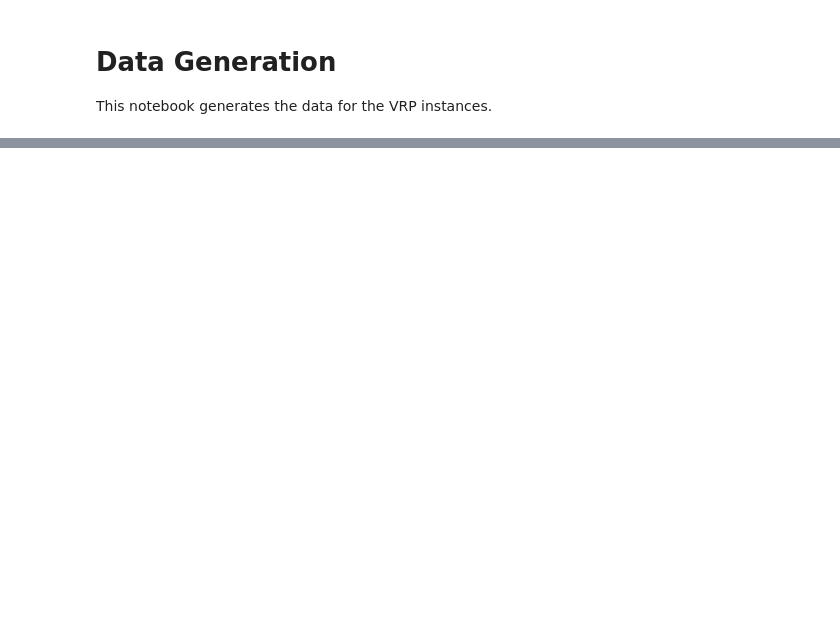
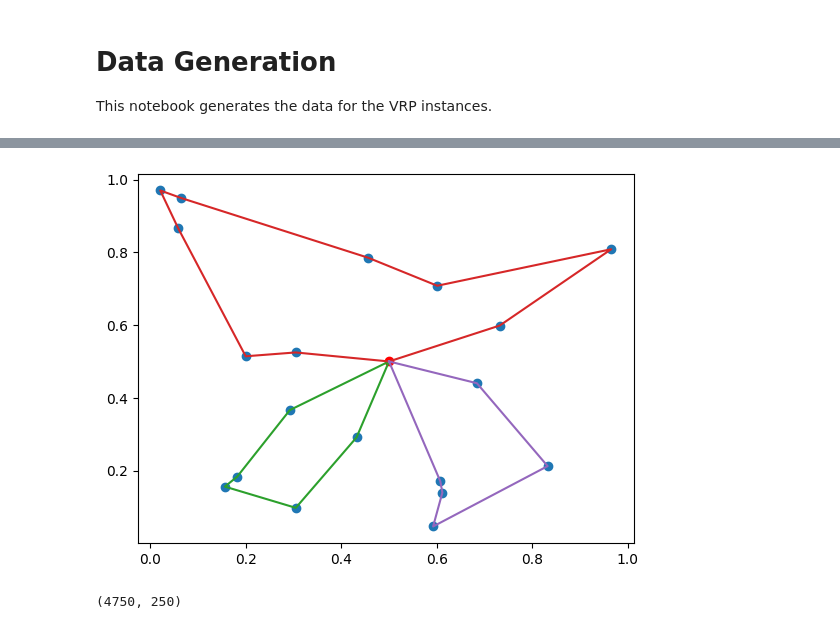
Before and after one commit to sebammon/vrp-thesis, a Jupyter notebook: data.ipynb, the cells around one changed output, grey strips where cells are left out. Cells and saved outputs as stored; diff of their text form; code cells hidden in the pictures; blank space fills up the shorter version.

```diff
--- a/data.ipynb
+++ b/data.ipynb
@@ -134,0 +18,4 @@ with open(INSTANCE_PATH / 'dataset.pkl', 'wb') as f:
+# %%
+%%time
+instance = generate_vrp_instance(20)
+solution, solver = solve(instance)
@@ -134,0 +54,4 @@ with open(INSTANCE_PATH / 'dataset.pkl', 'wb') as f:
+# %%
+plot_instance(instance, solution['routes'])
+# %% [output]
+[figure, added]
@@ -134,0 +69,4 @@ with open(INSTANCE_PATH / 'dataset.pkl', 'wb') as f:
+# %%
+len(train), len(test)
+# %% [output]
+(4750, 250)
```
Also changed, not shown: parts of 25 cells of this notebook, 8 other files.
